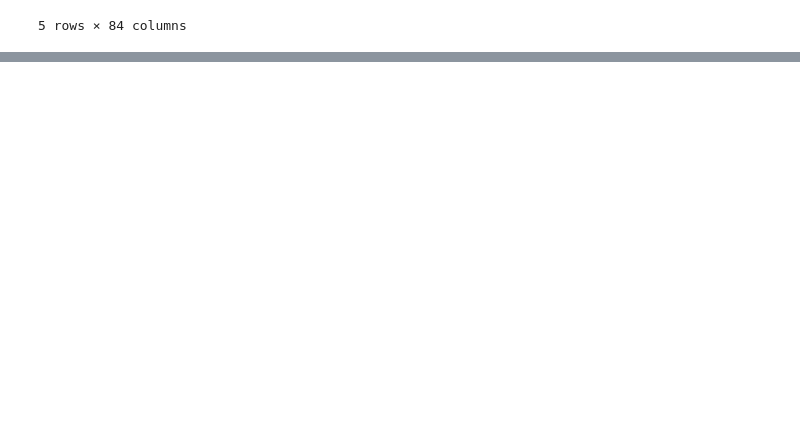
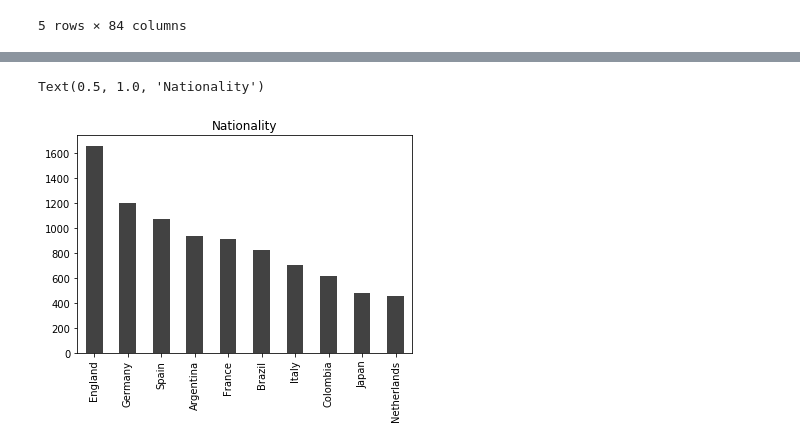
Before and after one commit to shobhitshah/fifa19-player-stats, a Jupyter notebook: scripts/fifa19.ipynb, the cells around one changed output, grey strips where cells are left out. Cells and saved outputs as stored; diff of their text form; code cells hidden in the pictures; blank space fills up the shorter version.

```diff
--- a/scripts/fifa19.ipynb
+++ b/scripts/fifa19.ipynb
@@ -7,5 +8,5 @@ import numpy as np
 # %%
-train=pd.read_csv('../data/data.csv', index_col=1)
+train=pd.read_csv('../data/data.csv.zip', compression='zip', index_col=1)
 train=train.drop(columns=['Unnamed: 0'])
 # %%
 train.describe()
@@ -37,3 +39,17 @@ train.head()
 | 193080 | De Gea | 27 | Spain | 91 | 93 | Manchester United | €72M | €260K | 1471 | Right | ... |
 | 192985 | K. De Bruyne | 27 | Belgium | 91 | 92 | Manchester City | €102M | €355K | 2281 | Right | ... |
 5 rows × 84 columns
+# %%
+train['value_unit'] = train['value'].str[-1]
+train['nvalue'] = np.where(train['value_unit'] == '0', 0,
+                          train['value'].str[1:-1].replace(r'[a-zA-Z]',''))
+train['nvalue'] = train['nvalue'].astype(float)
+train['nvalue'] = np.where(train['value_unit'] == 'M', train['nvalue'], train['nvalue'] / 1000)
+
+train['wage_unit'] = train['wage'].str[-1]
+train['nwage'] = np.where(train['wage_unit'] == '0', 0,
+                          train['wage'].str[1:-1].replace(r'[a-zA-Z]',''))
+train['nwage'] = train['nwage'].astype(float)
+train['nwage'] = np.where(train['wage_unit'] == 'K', train['nwage'], train['nwage'] * 1000)
+
+train.head()
@@ -39,0 +65,8 @@ train.head()
+# %%
+import seaborn as sns
+sns.set_palette("Greys_d")
+# %%
+train.nationality.value_counts().head(10).plot.bar().set_title("Nationality")
+# %% [output]
+Text(0.5, 1.0, 'Nationality')
+[figure, added]
```
Also changed, not shown: parts of 5 cells of this notebook, 1 other file.
